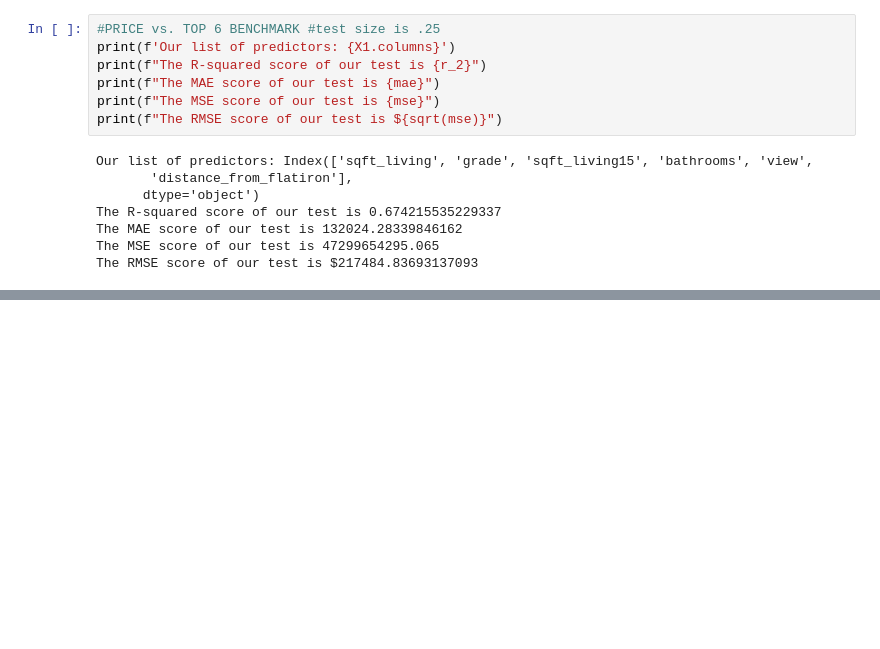
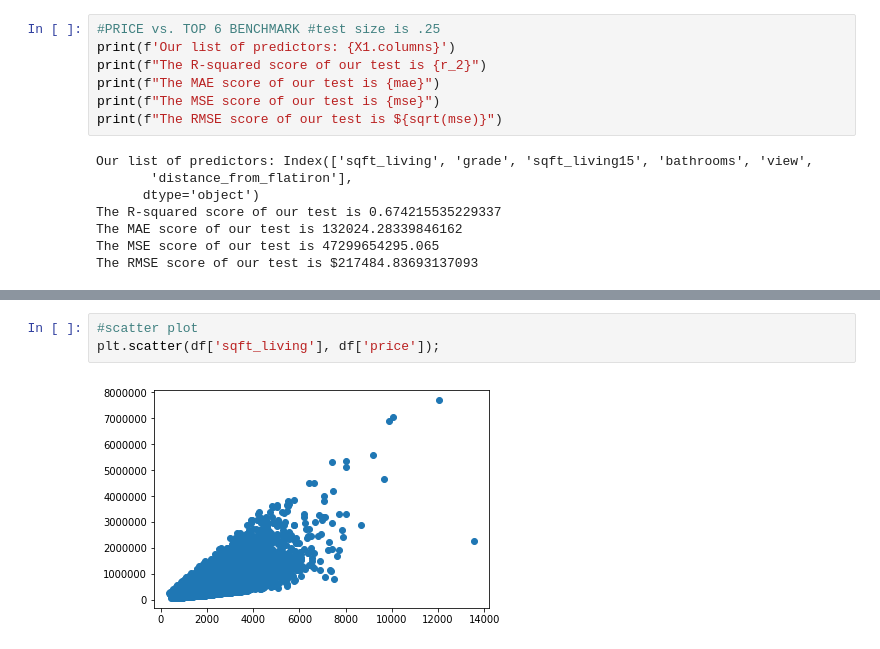
Before and after one commit to A92e/kingcountyWA_home_price_predictor, a Jupyter notebook: kevin_zip_wip.ipynb, the cells around one changed output, grey strips where cells are left out. Drawn from its saved outputs; the diff is of its cells as text; blank space fills up the shorter version.

```diff
--- a/kevin_zip_wip.ipynb
+++ b/kevin_zip_wip.ipynb
@@ -200,0 +215,5 @@ The RMSE score of our test is $217484.83693137093
+# %%
+#scatter plot
+plt.scatter(df['sqft_living'], df['price']);
+# %% [output]
+[figure, added]
```
Also changed, not shown: parts of 25 cells of this notebook.
